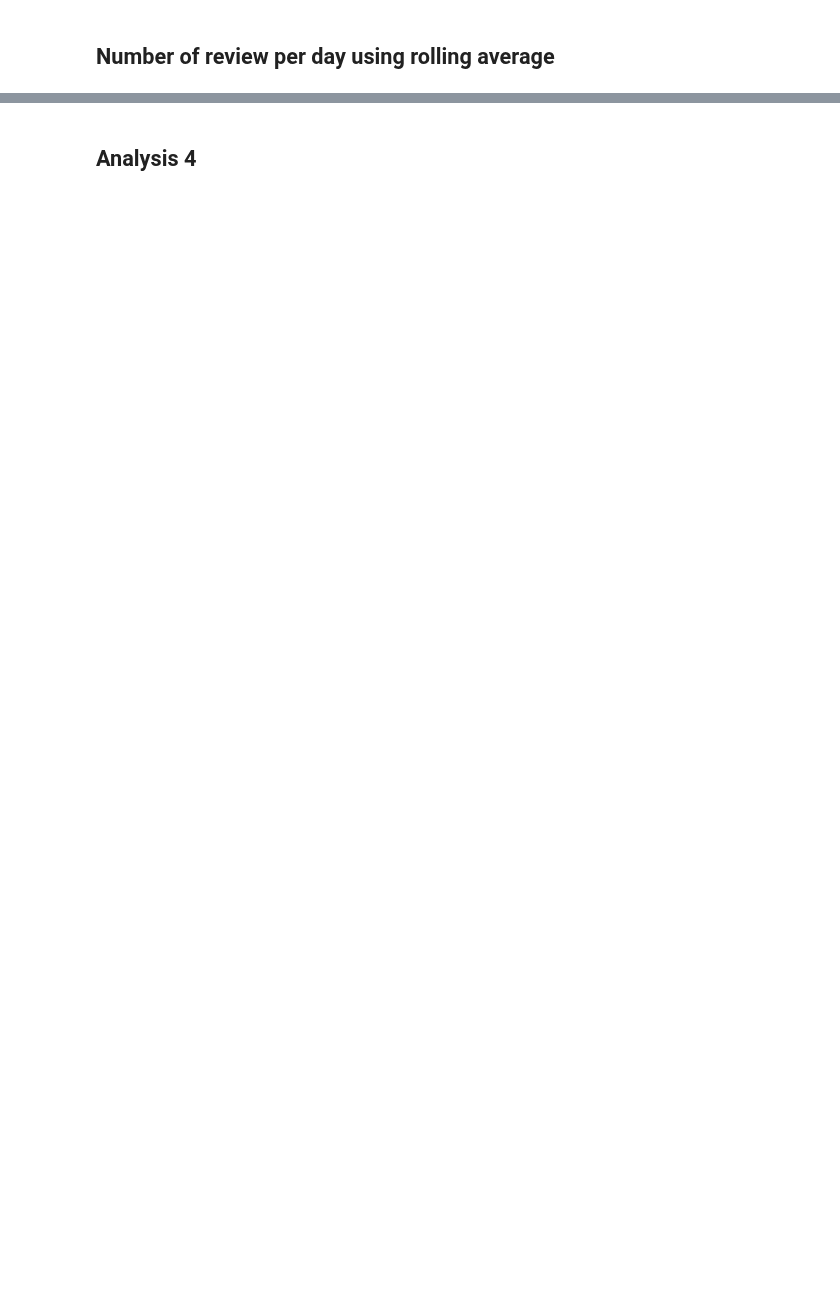
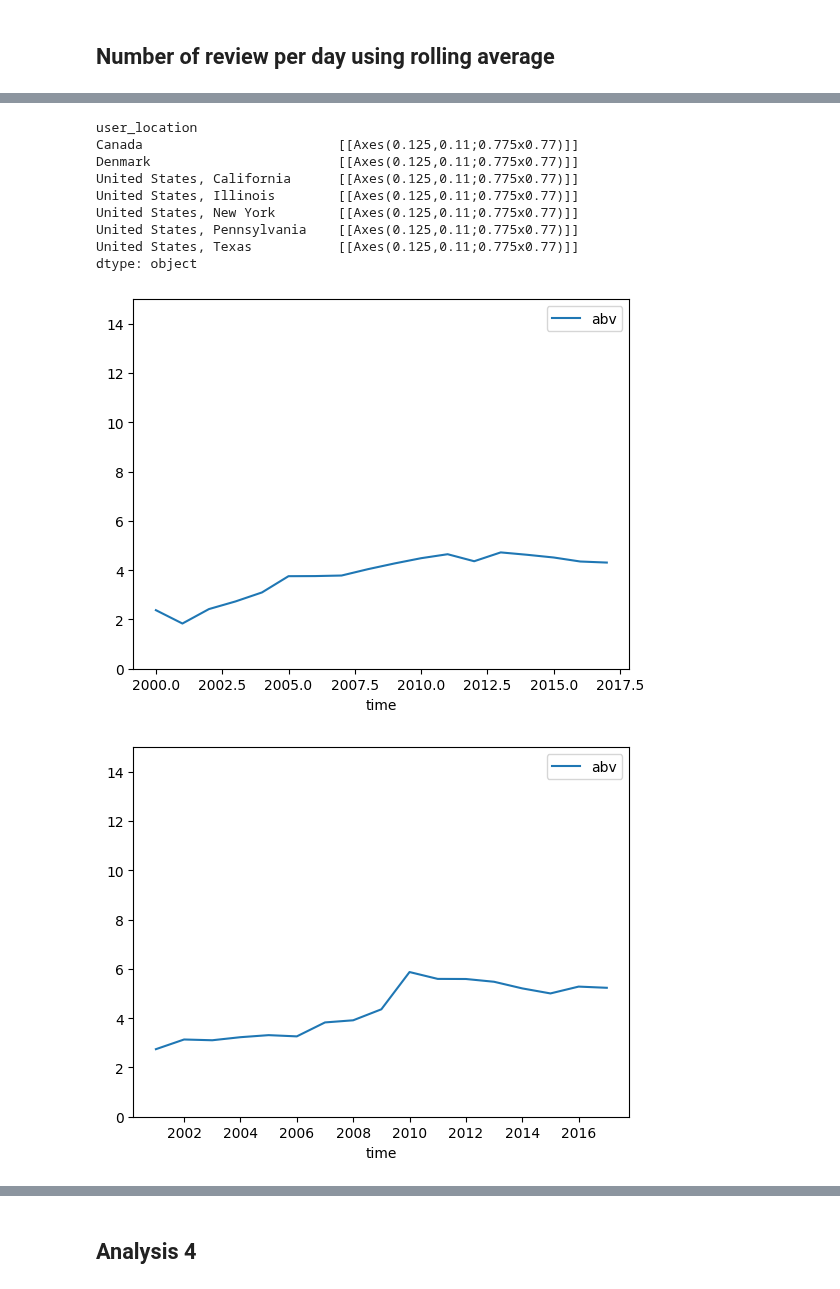
Before and after one commit to epfl-ada/ada-2023-project-dada, a Jupyter notebook: main.ipynb, the cells around one changed output, grey strips where cells are left out. Drawn from its saved outputs; the diff is of its cells as text; code cells hidden in the pictures; blank space fills up the shorter version.

```diff
--- a/main.ipynb
+++ b/main.ipynb
@@ -134,0 +160,15 @@ plot_rolling(german_users_WW, 7)
+# %%
+mean_abv = alcohol_reviews.groupby(["user_location", "time"]).var().reset_index()
+mean_abv.groupby("user_location").plot(x="time", y='abv', kind='line', ylim=[0, 15], subplots=True, sharex=False, sharey=True, layout= (1, -1), stacked=True, use_index=True)
+# %% [output]
+user_location
+Canada                         [[Axes(0.125,0.11;0.775x0.77)]]
+Denmark                        [[Axes(0.125,0.11;0.775x0.77)]]
+United States, California      [[Axes(0.125,0.11;0.775x0.77)]]
+United States, Illinois        [[Axes(0.125,0.11;0.775x0.77)]]
+United States, New York        [[Axes(0.125,0.11;0.775x0.77)]]
+United States, Pennsylvania    [[Axes(0.125,0.11;0.775x0.77)]]
+United States, Texas           [[Axes(0.125,0.11;0.775x0.77)]]
+dtype: object
+[figure, added]
+[figure, added]
```
Also changed, not shown: parts of 12 cells of this notebook, 1 other file.
